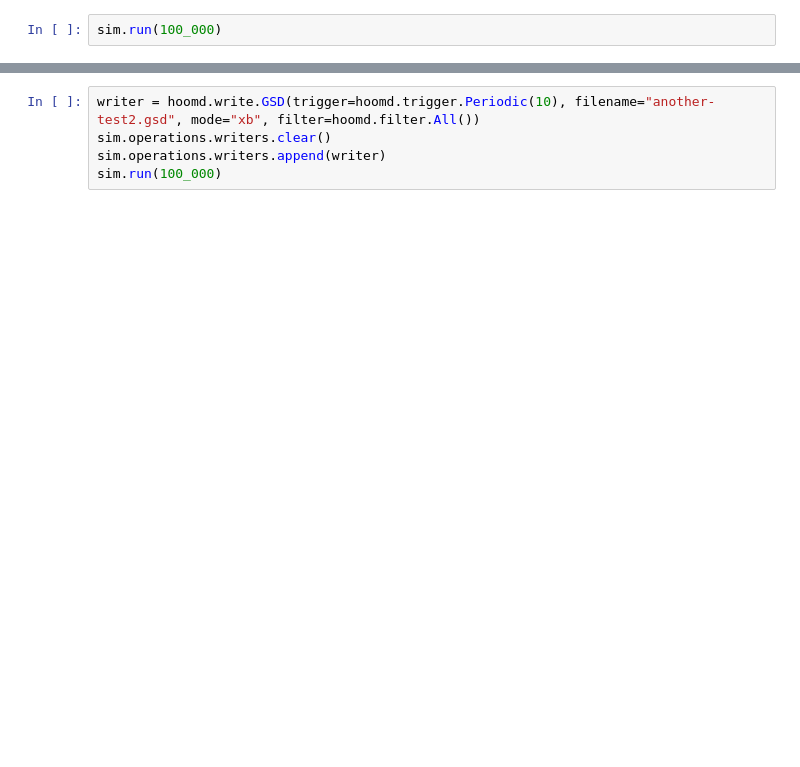
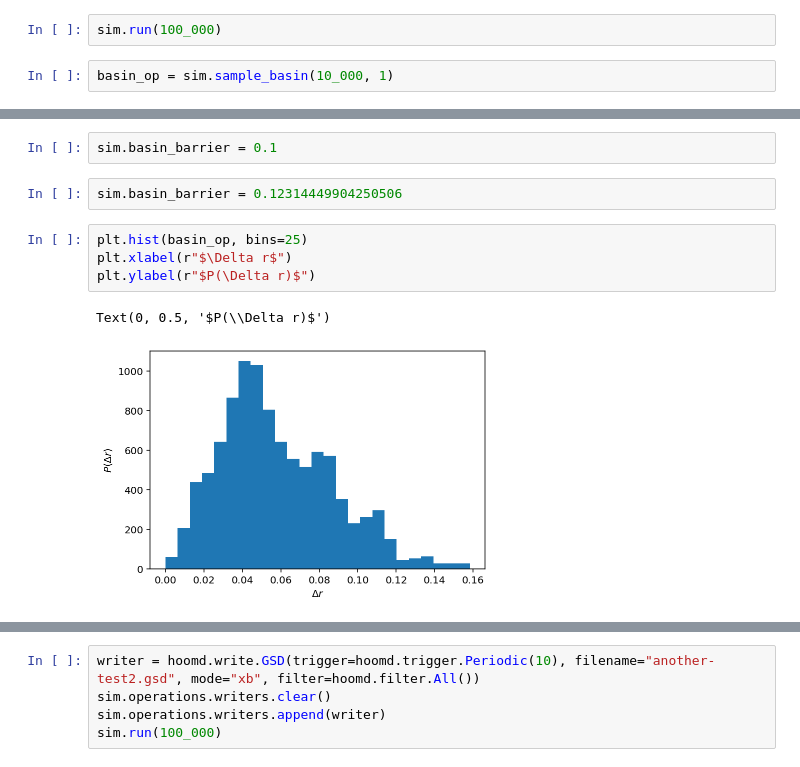
Before and after one commit to ianrgraham/monk, a Jupyter notebook: experiments/forward-flux/test-ff-basin.ipynb, the cells around one changed output, grey strips where cells are left out. Cells and saved outputs as stored; diff of their text form; blank space fills up the shorter version.

```diff
--- a/experiments/forward-flux/test-ff-basin.ipynb
+++ b/experiments/forward-flux/test-ff-basin.ipynb
@@ -87,2 +110,4 @@ ex_render.render_sphere_frame(frame=sim.state.get_snapshot())
 # %%
 sim.run(100_000)
+# %%
+basin_op = sim.sample_basin(10_000, 1)
@@ -88,0 +119,11 @@ sim.run(100_000)
+# %%
+sim.basin_barrier = 0.1
+# %%
+sim.basin_barrier = 0.12314449904250506
+# %%
+plt.hist(basin_op, bins=25)
+plt.xlabel(r"$\Delta r$")
+plt.ylabel(r"$P(\Delta r)$")
+# %% [output]
+Text(0, 0.5, '$P(\\Delta r)$')
+[figure, added]
```
Also changed, not shown: parts of 27 cells of this notebook, 2 other files.
